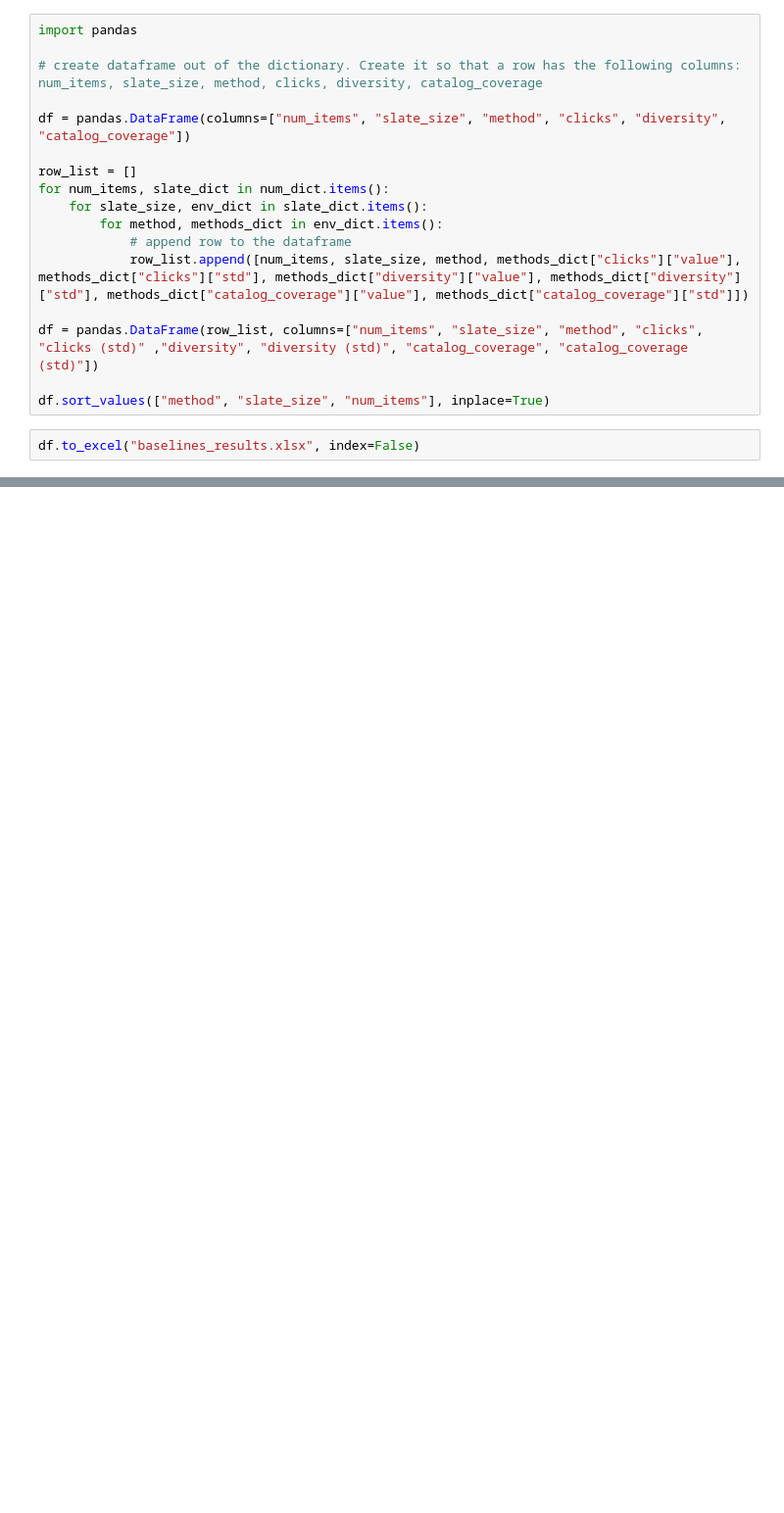
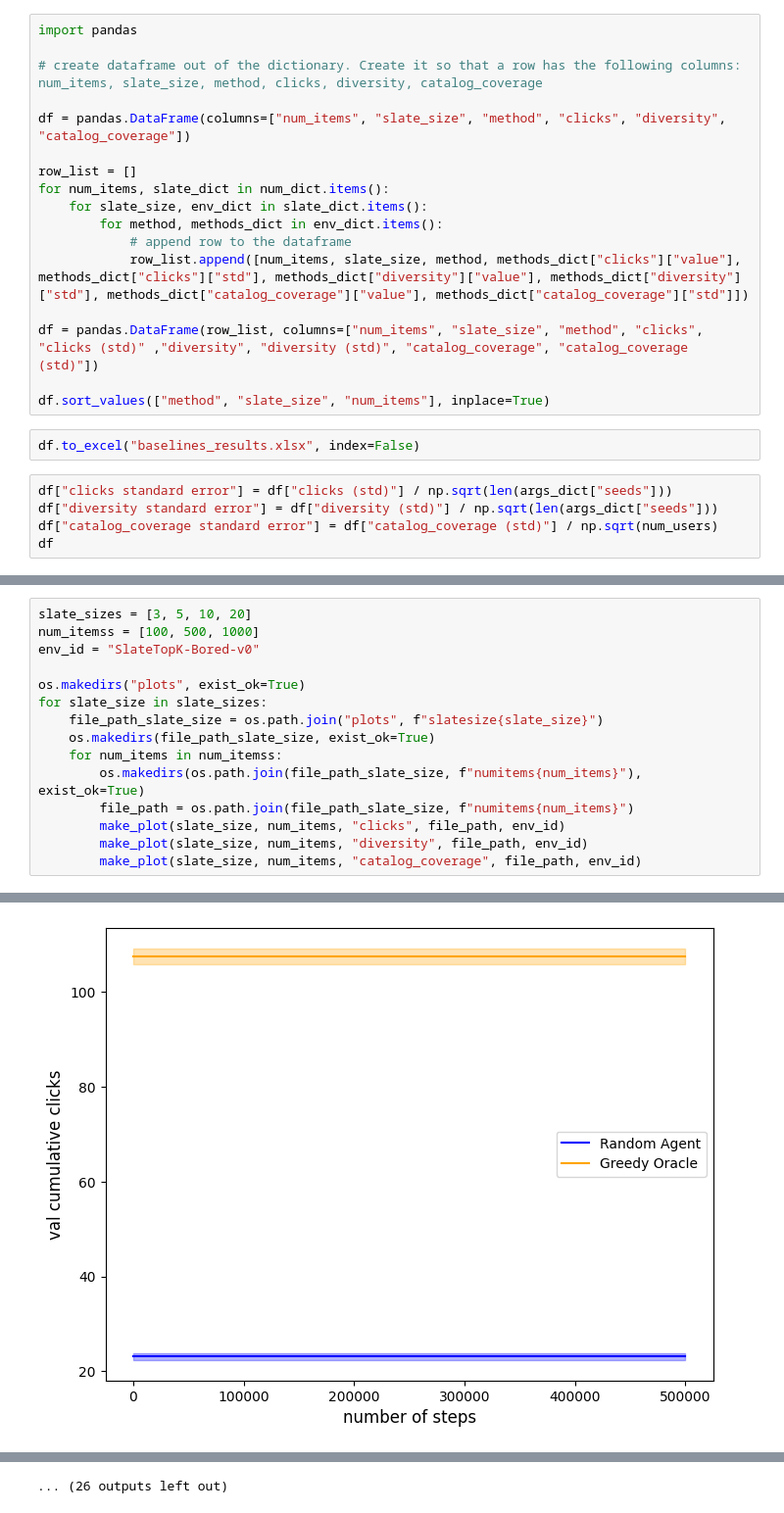
Before and after one commit to YasBenAll/Master_thesis_RLRSs, a Jupyter notebook: baselines.ipynb, the cells around one changed output, grey strips where cells are left out. Shown at 98% size. Drawn from its saved outputs; the diff is of its cells as text; blank space fills up the shorter version.

Commit message:
Create plots for baselines
Other baselines will be added later

```diff
--- a/baselines.ipynb
+++ b/baselines.ipynb
@@ -222,3 +222,8 @@ df = pandas.DataFrame(row_list, columns=["num_items", "slate_size", "method", "c
 df.sort_values(["method", "slate_size", "num_items"], inplace=True)
 # %%
 df.to_excel("baselines_results.xlsx", index=False)
+# %%
+df["clicks standard error"] = df["clicks (std)"] / np.sqrt(len(args_dict["seeds"]))
+df["diversity standard error"] = df["diversity (std)"] / np.sqrt(len(args_dict["seeds"]))
+df["catalog_coverage standard error"] = df["catalog_coverage (std)"] / np.sqrt(num_users)
+df
@@ -224,0 +294,16 @@ df.to_excel("baselines_results.xlsx", index=False)
+# %%
+slate_sizes = [3, 5, 10, 20]
+num_itemss = [100, 500, 1000]
+env_id = "SlateTopK-Bored-v0"
+
+os.makedirs("plots", exist_ok=True)
+for slate_size in slate_sizes:
+    file_path_slate_size = os.path.join("plots", f"slatesize{slate_size}")
+    os.makedirs(file_path_slate_size, exist_ok=True)
+    for num_items in num_itemss:
+        os.makedirs(os.path.join(file_path_slate_size, f"numitems{num_items}"), exist_ok=True)
+        file_path = os.path.join(file_path_slate_size, f"numitems{num_items}")
+        make_plot(slate_size, num_items, "clicks", file_path, env_id)
+        make_plot(slate_size, num_items, "diversity", file_path, env_id)
+        make_plot(slate_size, num_items, "catalog_coverage", file_path, env_id)
+# %% [output]
@@ -224,0 +346 @@ df.to_excel("baselines_results.xlsx", index=False)
+[figure, added]
@@ -224,0 +356 @@ df.to_excel("baselines_results.xlsx", index=False)
+... (26 outputs left out)
```
Also changed, not shown: parts of 7 cells of this notebook, 37 other files.
